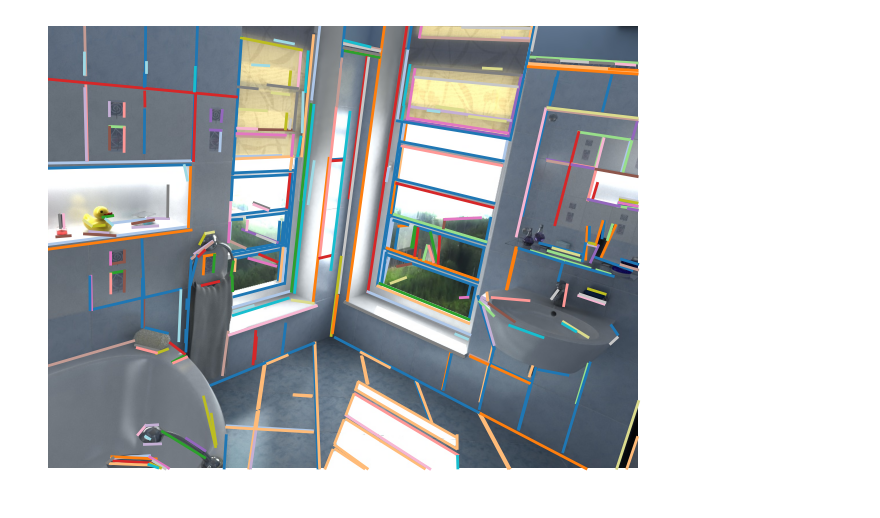
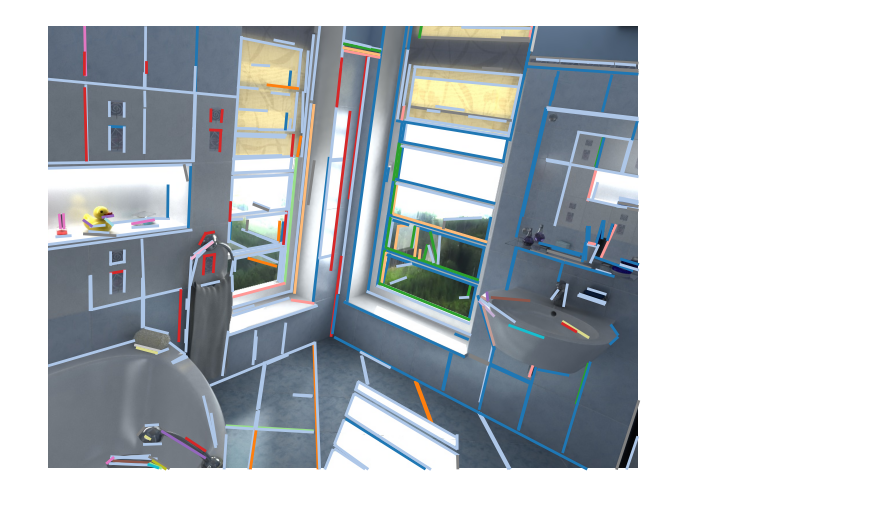
Before and after one commit to marvin-koch/3D-Vision, a Jupyter notebook: DeepLSD/notebooks/coplanar_shan.ipynb, the cells around one changed output. Cells and saved outputs as stored; diff of their text form; code cells hidden in the pictures.

Commit message:
add custom metric

```diff
--- a/DeepLSD/notebooks/coplanar_shan.ipynb
+++ b/DeepLSD/notebooks/coplanar_shan.ipynb
@@ -51,6 +51,34 @@ import numpy as np
 def compute_plane(points, normals):
     """
     Compute a artficial plane equation ax + by + cz + d = 0
+    for a set of 3D points and their corresponding normal vectors.
+
+    Parameters:
+
+    points (np.ndarray): Nx3 array of 3D points along a line.
+    normals (np.ndarray): Nx3 array of normal vectors at each point.
+
+        Returns:
+
+    np.ndarray: Plane equation coefficients [a, b, c, d]."""
+    if len(points) < 3:
+        return None  # Not enough points to define a plane
+
+    # Compute the average normal vector
+    avg_normal = np.mean(normals, axis=0)
+    avg_normal /= np.linalg.norm(avg_normal)  # Normalize it
+
+    # Compute the average point on the line
+    avg_point = np.mean(points, axis=0)
+
+    # Compute d using the plane equation formula: ax + by + cz + d = 0
+    a, b, c = avg_normal
+    d = -np.dot(avg_normal, avg_point)
+
+    return np.array([a, b, c, d])  # Return plane coefficients
+def compute_average_plane(points, normals):
+    """
+    Compute an average plane equation ax + by + cz + d = 0
     for a set of 3D points and their corresponding normal vectors.
 
     Parameters:
@@ -105,9 +133,9 @@ def compute_plane_ransac(points, normals, threshold=0.05):
 
     a, b, c = ransac.estimator_.coef_
     d = ransac.estimator_.intercept_
+    l = np.array([a, b, c])
 
-    l = np.array([a, b, c])
-    return np.array([a, b, c,d]) / (np.linalg.norm(l) + 1e-12)
+    return np.array([a, b, c,d])/ (np.linalg.norm(l) + 1e-12)
 
 def get_line_pixels(line, maps):
     """
@@ -142,6 +170,48 @@ def extract_line_plan(lines, normal_map, world_coordinates):
                 line_features.append(plane)
 
     return np.array(line_features, dtype=object)
+def plane_distance(plane1, plane2):
+    """
+    Custom distance function for DBSCAN to compare planes given by (A, B, C, D).
+
+    Args:
+        plane1: (A1, B1, C1, D1) - Coefficients of the first plane.
+        plane2: (A2, B2, C2, D2) - Coefficients of the second plane.
+
+    Returns:
+        A distance value where lower means more similar planes.
+    """
+
+    A1, B1, C1, D1 = plane1
+    A2, B2, C2, D2 = plane2
+
+    # Compute normal vectors
+    n1 = np.array([A1, B1, C1])
+    n2 = np.array([A2, B2, C2])
+
+    # Normalize the normal vectors
+    norm_n1 = np.linalg.norm(n1)
+    norm_n2 = np.linalg.norm(n2)
+
+    if norm_n1 == 0 or norm_n2 == 0:
+        return float('inf')  # Invalid plane
+
+    # Compute cosine of the angle between the normal vectors
+    cos_theta = np.dot(n1, n2) / (norm_n1 * norm_n2)
+
+    # Compute the angle difference metric
+    angle_difference = 1 - abs(cos_theta)
+
+    # Compute the distance between parallel planes (only if they are parallel)
+    if np.isclose(abs(cos_theta), 1.0):
+        distance = abs(D1 - D2) / norm_n1
+    else:
+        distance = 1  # Set a base distance for non-parallel planes
+
+    # Custom similarity score (adjust weights if needed)
+    score = 10 * angle_difference + 1 * distance
+
+    return score
 
 def cluster_coplanar_lines(line_planes, eps=0.1):
     """Cluster the planar lines (a,b,c,d) which represents the plane equation
@@ -160,36 +230,47 @@ def cluster_coplanar_lines(line_planes, eps=0.1):
 
     feature_matrix = line_planes
     # DBSCAN Clustering
-    clustering = DBSCAN(eps=eps, min_samples= 1, metric='euclidean').fit(feature_matrix)
+    clustering = DBSCAN(eps=eps, min_samples=1, metric=plane_distance, algorithm="ball_tree").fit(feature_matrix)
     return clustering.labels_
 
+    # from sklearn.cluster import OPTICS
+
+    # optics = OPTICS(min_samples=2, metric=plane_distance)
+    # labels = optics.fit_predict(line_planes)
+    # return labels
+
+    # import hdbscan
+
+    # hdb = hdbscan.HDBSCAN(min_cluster_size=2, metric=plane_distance)
+    # labels = hdb.fit_predict(line_planes)
+    # return labels
 
 
 # Extract features
 line_planes = extract_line_plan(pred_lines, normal_map, world_coordinates)
 
 # Apply DBSCAN
-coplanar_clusters = cluster_coplanar_lines(line_planes, eps=1)
+coplanar_clusters = cluster_coplanar_lines(line_planes, eps=1.072)
 
 # Visualization Function
 def plot_coplanar_lines(lines, labels, image):
     unique_labels = set(labels)
     colors = plt.cm.get_cmap("tab20", len(unique_labels))
 
     plt.figure(figsize=(8, 8))
     plt.imshow(image)
     for idx, line in enumerate(lines):
         label = labels[idx]
         if label == -1:  # Outliers
             color = 'grey'
         else:
             color = colors(label)[:3]  # Get unique color
 
         plt.plot([line[0, 0], line[1, 0]], [line[0, 1], line[1, 1]], color=color, linewidth=2)
     plt.axis("off")
     plt.show()
 
 # Plot results
 plot_coplanar_lines(pred_lines, coplanar_clusters, img)
 # %% [output]
-[figure, old version]
+[figure, new version]
```
Also changed, not shown: 2 other files.
